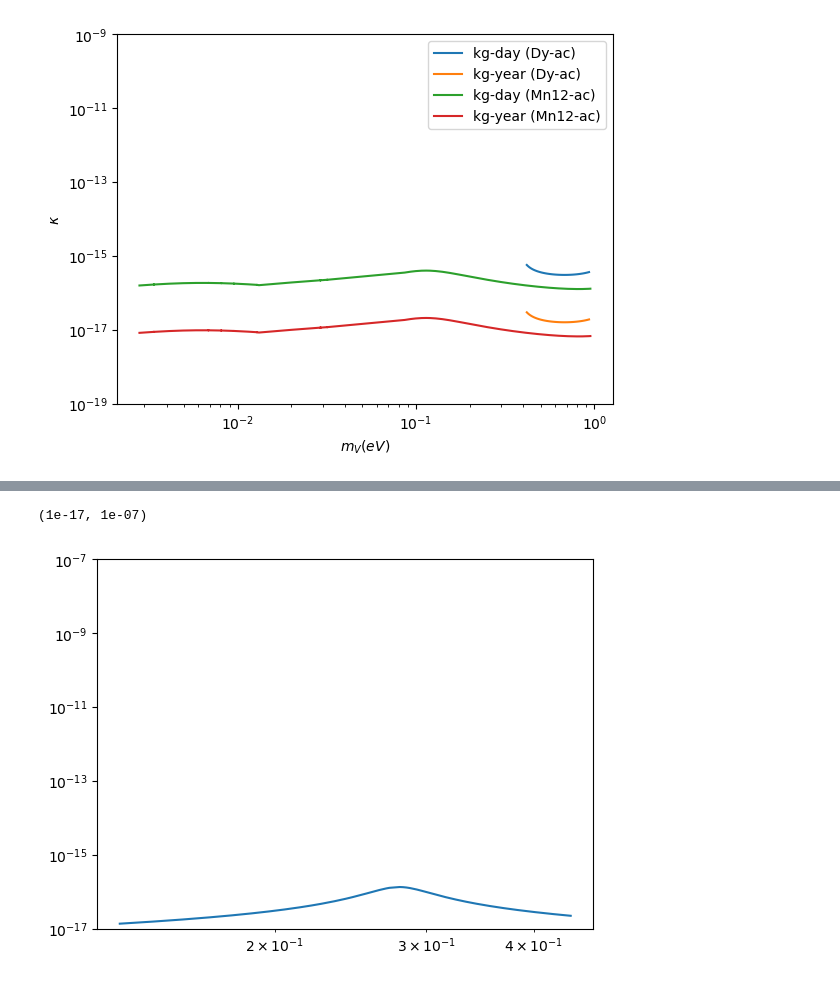
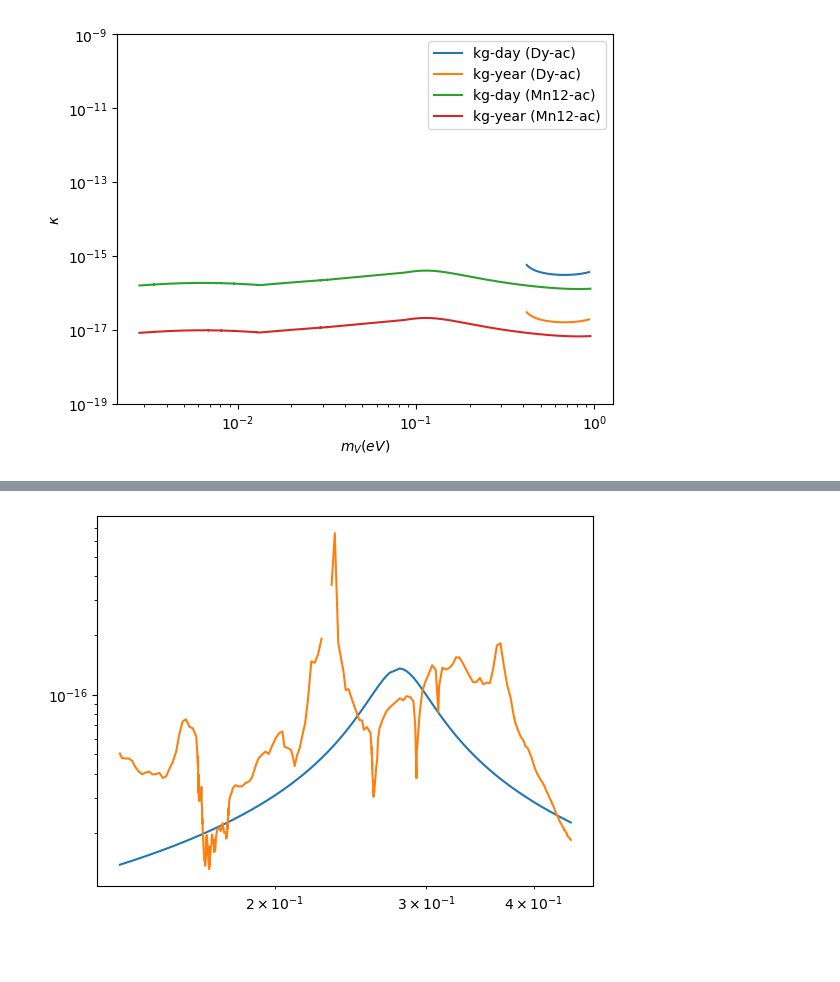
Before and after one commit to robalvess/Projeto-1---2025, a Jupyter notebook: try.ipynb, the cells around one changed output, grey strips where cells are left out. Drawn from its saved outputs; the diff is of its cells as text; code cells hidden in the pictures; blank space fills up the shorter version.

Commit message:
Adding the overall expected behaviour for the sensitivity curve.

```diff
--- a/try.ipynb
+++ b/try.ipynb
@@ -277,11 +289,15 @@ func5 = np.poly1d(fit5)
 # %%
 graphkgyearDY3 = [kappa(dataDY3.iloc[x,0], func5(dataDY3.iloc[x,0])) for x in range(len(dataDY3))]
+graphkgyearDY3_raw = [kappa(dataDY3.iloc[x,0], dataDY3.iloc[x,1]) for x in range(len(dataDY3))]
+
+graphkgdayDY3 = [kappa2(dataDY3.iloc[x,0], func5(dataDY3.iloc[x,0])) for x in range(len(dataDY3))]
+
 
 plt.plot(dataDY3.iloc[:,0], graphkgyearDY3)
+plt.plot(dataDY3.iloc[:,0], graphkgyearDY3_raw)
 plt.xscale('log')
 plt.yscale('log')
-plt.ylim(1e-17,1e-7)
+#plt.ylim(1e-17,1e-7)
 # %% [output]
-(1e-17, 1e-07)
-[figure, old version]
+[figure, new version]
 # %%
```
Also changed, not shown: parts of 3 cells of this notebook, 2 other files.
